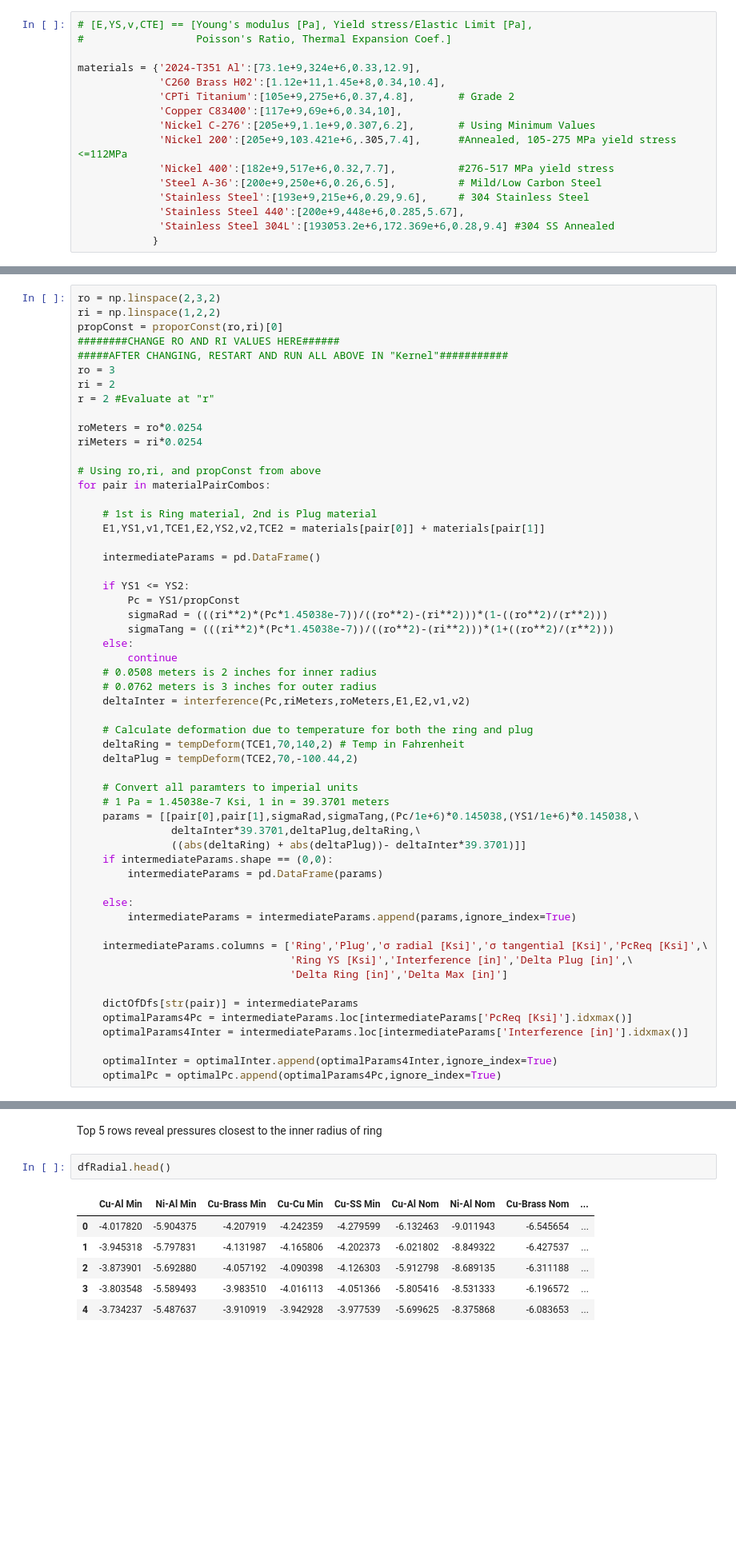
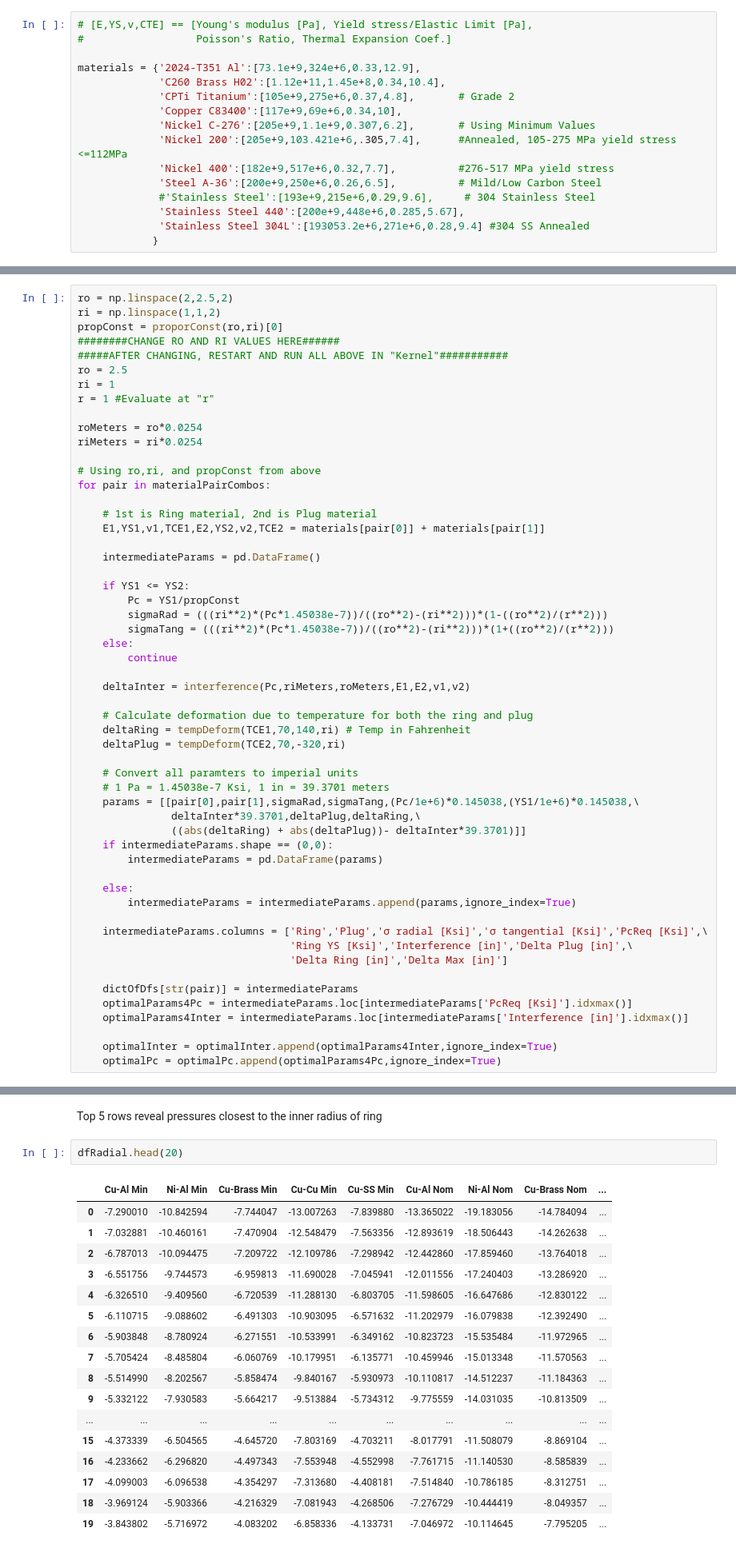
Before and after one commit to jonnyg23/shrinkFitDesign, a Jupyter notebook: Shrink Fitting Solution.ipynb, the cells around one changed output, grey strips where cells are left out. Shown at 80% size. Cells and saved outputs as stored; diff of their text form; blank space fills up the shorter version.

```diff
--- a/Shrink Fitting Solution.ipynb
+++ b/Shrink Fitting Solution.ipynb
@@ -50,9 +50,9 @@ materials = {'2024-T351 Al':[73.1e+9,324e+6,0.33,12.9],
              'Nickel 200':[205e+9,103.421e+6,.305,7.4],      #Annealed, 105-275 MPa yield stress <=112MPa
              'Nickel 400':[182e+9,517e+6,0.32,7.7],          #276-517 MPa yield stress
              'Steel A-36':[200e+9,250e+6,0.26,6.5],          # Mild/Low Carbon Steel
-             'Stainless Steel':[193e+9,215e+6,0.29,9.6],     # 304 Stainless Steel
+             #'Stainless Steel':[193e+9,215e+6,0.29,9.6],     # 304 Stainless Steel
              'Stainless Steel 440':[200e+9,448e+6,0.285,5.67],
-             'Stainless Steel 304L':[193053.2e+6,172.369e+6,0.28,9.4] #304 SS Annealed
+             'Stainless Steel 304L':[193053.2e+6,271e+6,0.28,9.4] #304 SS Annealed
             }
 # %% [markdown]
 ## <font color='blue'>Pre-Allocation & Finding all Material Pair Permutations</font>
@@ -242,14 +242,14 @@ def tempDeform(tce,initialTemp,finalTemp,radius):
 # %% [markdown]
 ##  <font color='blue'>Iterate over material pairs to find material design alternatives</font>
 # %%
-ro = np.linspace(2,3,2)
-ri = np.linspace(1,2,2)
+ro = np.linspace(2,2.5,2)
+ri = np.linspace(1,1,2)
 propConst = proporConst(ro,ri)[0]
 ########CHANGE RO AND RI VALUES HERE######
 #####AFTER CHANGING, RESTART AND RUN ALL ABOVE IN "Kernel"###########
-ro = 3
-ri = 2
-r = 2 #Evaluate at "r"
+ro = 2.5
+ri = 1
+r = 1 #Evaluate at "r"
 
 roMeters = ro*0.0254
 riMeters = ri*0.0254
@@ -268,13 +268,12 @@ for pair in materialPairCombos:
         sigmaTang = (((ri**2)*(Pc*1.45038e-7))/((ro**2)-(ri**2)))*(1+((ro**2)/(r**2)))
     else:
         continue
-    # 0.0508 meters is 2 inches for inner radius
-    # 0.0762 meters is 3 inches for outer radius
+
     deltaInter = interference(Pc,riMeters,roMeters,E1,E2,v1,v2)
 
     # Calculate deformation due to temperature for both the ring and plug
-    deltaRing = tempDeform(TCE1,70,140,2) # Temp in Fahrenheit
-    deltaPlug = tempDeform(TCE2,70,-100.44,2)
+    deltaRing = tempDeform(TCE1,70,140,ri) # Temp in Fahrenheit
+    deltaPlug = tempDeform(TCE2,70,-320,ri)
 
     # Convert all paramters to imperial units
     # 1 Pa = 1.45038e-7 Ksi, 1 in = 39.3701 meters
@@ -554,14 +585,25 @@ dfRadial.to_excel("Radial Stresses.xlsx")
 # %% [markdown]
 Top 5 rows reveal pressures closest to the inner radius of ring
 # %%
-dfRadial.head()
+dfRadial.head(20)
 # %% [output]
 |  | Cu-Al Min | Ni-Al Min | Cu-Brass Min | Cu-Cu Min | Cu-SS Min | Cu-Al Nom | Ni-Al Nom | Cu-Brass Nom | ... |
-| 0 | -4.017820 | -5.904375 | -4.207919 | -4.242359 | -4.279599 | -6.132463 | -9.011943 | -6.545654 | ... |
-| 1 | -3.945318 | -5.797831 | -4.131987 | -4.165806 | -4.202373 | -6.021802 | -8.849322 | -6.427537 | ... |
-| 2 | -3.873901 | -5.692880 | -4.057192 | -4.090398 | -4.126303 | -5.912798 | -8.689135 | -6.311188 | ... |
-| 3 | -3.803548 | -5.589493 | -3.983510 | -4.016113 | -4.051366 | -5.805416 | -8.531333 | -6.196572 | ... |
-| 4 | -3.734237 | -5.487637 | -3.910919 | -3.942928 | -3.977539 | -5.699625 | -8.375868 | -6.083653 | ... |
+| 0 | -7.290010 | -10.842594 | -7.744047 | -13.007263 | -7.839880 | -13.365022 | -19.183056 | -14.784094 | ... |
+| 1 | -7.032881 | -10.460161 | -7.470904 | -12.548479 | -7.563356 | -12.893619 | -18.506443 | -14.262638 | ... |
+| 2 | -6.787013 | -10.094475 | -7.209722 | -12.109786 | -7.298942 | -12.442860 | -17.859460 | -13.764018 | ... |
+| 3 | -6.551756 | -9.744573 | -6.959813 | -11.690028 | -7.045941 | -12.011556 | -17.240403 | -13.286920 | ... |
+| 4 | -6.326510 | -9.409560 | -6.720539 | -11.288130 | -6.803705 | -11.598605 | -16.647686 | -12.830122 | ... |
+| 5 | -6.110715 | -9.088602 | -6.491303 | -10.903095 | -6.571632 | -11.202979 | -16.079838 | -12.392490 | ... |
+| 6 | -5.903848 | -8.780924 | -6.271551 | -10.533991 | -6.349162 | -10.823723 | -15.535484 | -11.972965 | ... |
+| 7 | -5.705424 | -8.485804 | -6.060769 | -10.179951 | -6.135771 | -10.459946 | -15.013348 | -11.570563 | ... |
+| 8 | -5.514990 | -8.202567 | -5.858474 | -9.840167 | -5.930973 | -10.110817 | -14.512237 | -11.184363 | ... |
+| 9 | -5.332122 | -7.930583 | -5.664217 | -9.513884 | -5.734312 | -9.775559 | -14.031035 | -10.813509 | ... |
+| ... | ... | ... | ... | ... | ... | ... | ... | ... | ... |
+| 15 | -4.373339 | -6.504565 | -4.645720 | -7.803169 | -4.703211 | -8.017791 | -11.508079 | -8.869104 | ... |
+| 16 | -4.233662 | -6.296820 | -4.497343 | -7.553948 | -4.552998 | -7.761715 | -11.140530 | -8.585839 | ... |
+| 17 | -4.099003 | -6.096538 | -4.354297 | -7.313680 | -4.408181 | -7.514840 | -10.786185 | -8.312751 | ... |
+| 18 | -3.969124 | -5.903366 | -4.216329 | -7.081943 | -4.268506 | -7.276729 | -10.444419 | -8.049357 | ... |
+| 19 | -3.843802 | -5.716972 | -4.083202 | -6.858336 | -4.133731 | -7.046972 | -10.114645 | -7.795205 | ... |
 # %% [markdown]
 Top 5 rows reveal pressures closest furthest from the inner radius of ring
 # %%
```
Also changed, not shown: parts of 13 cells of this notebook.
